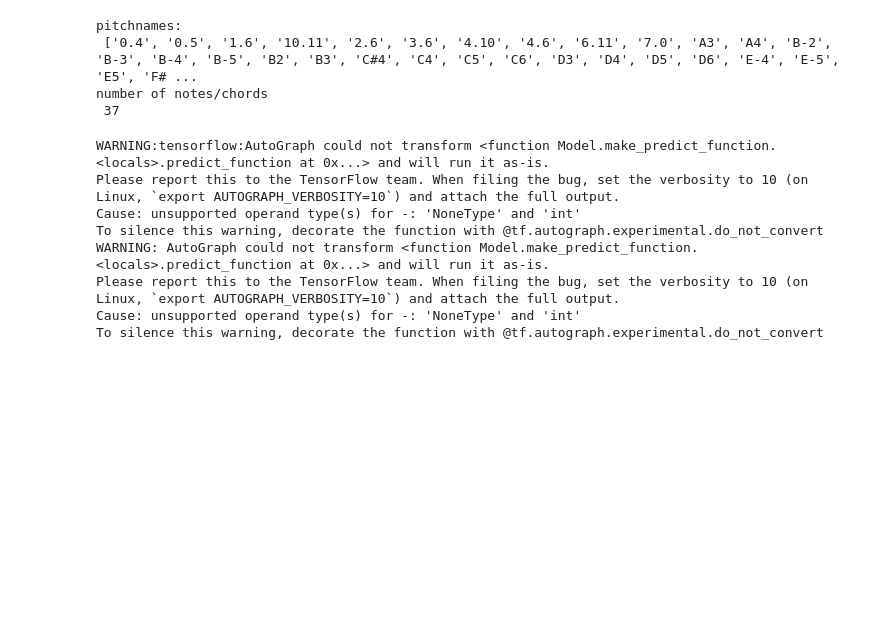
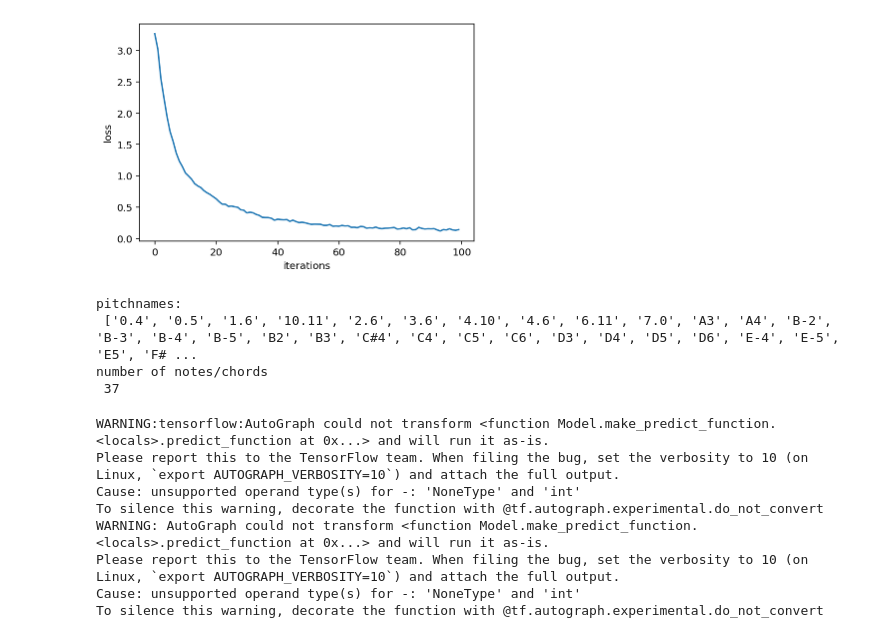
Before and after one commit to mwl10/Music_Improv, a Jupyter notebook: Music_Improv.ipynb, the cells around one changed output. Cells and saved outputs as stored; diff of their text form; code cells hidden in the pictures; blank space fills up the shorter version.

Commit message:
updated model on notebook

```diff
--- a/Music_Improv.ipynb
+++ b/Music_Improv.ipynb
@@ -36,7 +38,7 @@ def file_to_note_str(files):
 # %%
 # prepare the input sequences and corresponding output for the rnn
 
-def prep_sequences(notes, sequence_length = 20):
+def prep_sequences(notes, sequence_length = 30):
     # pitchnames holds all the different notes/chords in a set
     pitchnames = sorted(set(notes))
     n_vocab = len(pitchnames)
@@ -113,17 +98,20 @@ def train(model, input, output, epochs=100, batch_size=64):
     checkpoint = ModelCheckpoint(fp, monitor='loss', verbose=0,save_best_only=True, mode='min')
     callbacks_list = [checkpoint]
     print(checkpoint)
-    model.fit(input, output, epochs=100, batch_size=64, callbacks=callbacks_list)
+    history_callback = model.fit(input, output, batch_size, epochs, callbacks=callbacks_list)
+    return history_callback
 # %%
+# time to try tuning some hps, like batch size, sequence length,
 files = glob.glob("bass_mids/*.MID")
 def train_rnn(files):
     notes = file_to_note_str(files)
     input, output, n_vocab = prep_sequences(notes)
     model = create_model(input, n_vocab)
     print(input.shape)
-    train(model, input, output)
+    hist_callback = train(model, input, output)
+    return hist_callback
 # %%
-train_rnn(files)
+hist_callback = train_rnn(files)
 # %% [output]
 pitchnames:
  ['0.4', '0.5', '1.6', '10.11', '2.6', '3.6', '4.10', '4.6', '6.11', '7.0', 'A3', 'A4', 'B-2', 'B-3', 'B-4', 'B-5', 'B2', 'B3', 'C#4', 'C4', 'C5', 'C6', 'D3', 'D4', 'D5', 'D6', 'E-4', 'E-5', 'E5', 'F# ...
@@ -146,3 +133,9 @@ KeyboardInterrupt:
+# %%
+loss = plt.plot(hist_callback.history['loss'])
+loss = plt.xlabel('iterations')
+loss = plt.ylabel('loss')
+# %% [output]
+[figure, added]
 # %%
 notes = file_to_note_str(files)
 input, output, n_vocab = prep_sequences(notes)
```
Also changed, not shown: parts of 5 cells of this notebook, 2 other files.
